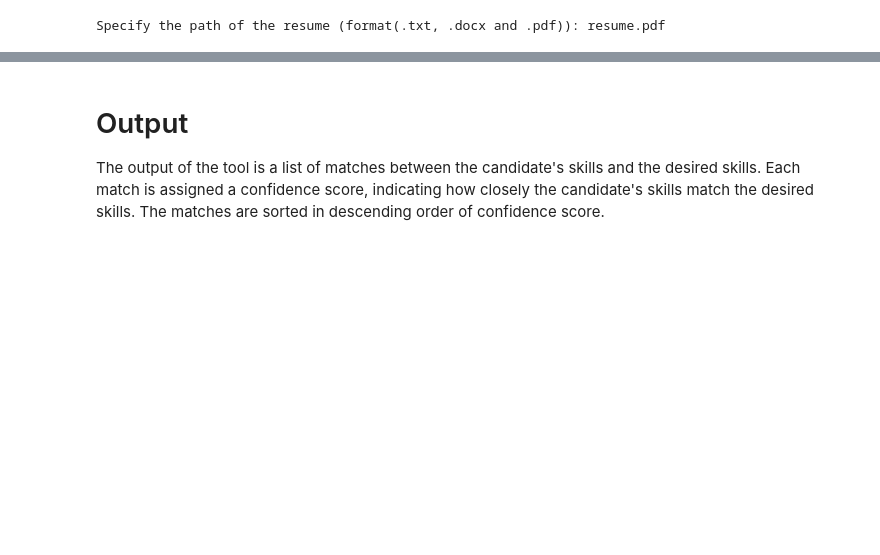
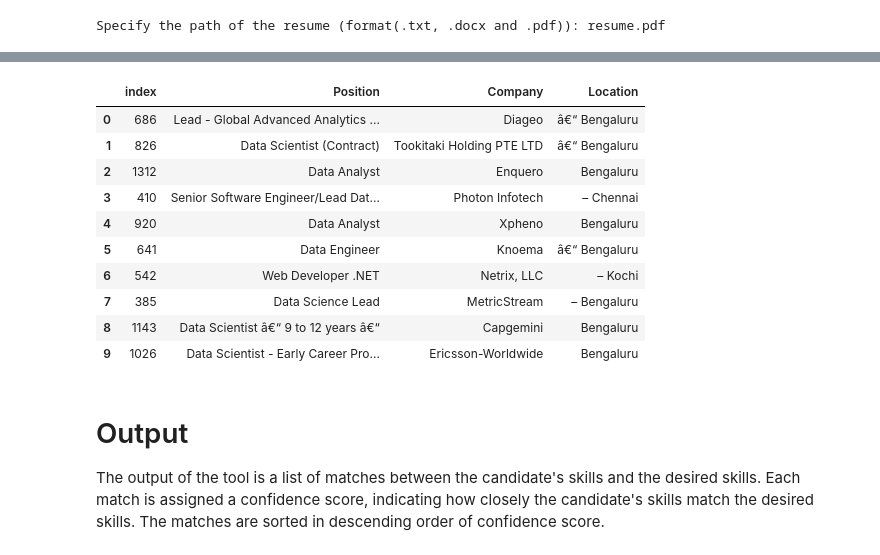
Before and after one commit to anurag-singh2001/AI-Resume-Analyzer, a Jupyter notebook: AI Resume Analyzer.ipynb, the cells around one changed output, grey strips where cells are left out. Cells and saved outputs as stored; diff of their text form; code cells hidden in the pictures; blank space fills up the shorter version.

```diff
--- a/AI Resume Analyzer.ipynb
+++ b/AI Resume Analyzer.ipynb
@@ -355,0 +367,40 @@ df1[['Position', 'Company','Location']].head(10).reset_index()
+# %%
+# Compute cosine similarity matrix for the tfidf matrix
+cosine_similarities = cosine_similarity(tfidf, tfidf)
+
+# Instantiate the KNeighborsClassifier with the desired number of neighbors
+knn = KNeighborsClassifier(n_neighbors=1, metric='precomputed')
+
+# Fit the KNN model to the cosine similarity matrix
+knn.fit(cosine_similarities, [0]*cosine_similarities.shape[0])
+
+# Define the input data for the nearest neighbors search
+# Here, the input data is the preprocessed and filtered text in the 'test' column of the dataframe 'df'
+test = df['test'].values.astype('U')
+# %%
+def getNearestN(query):
+    # Transform the query text into a TF-IDF vector using the same vectorizer used for the skills
+    queryTFIDF_ = vectorizer.transform(query)
+    # Compute cosine similarity between the query TF-IDF vector and all other TF-IDF vectors
+    query_cosine_similarities = cosine_similarity(queryTFIDF_, tfidf)
+    # Use the fitted nearest neighbors model to find the nearest neighbor(s) of the query
+    distances, indices = knn.kneighbors(query_cosine_similarities)
+    # Return the distances and indices of the nearest neighbor(s)
+    return distances, indices
+# %%
+distances, indices = getNearestN(test)
+test = list(test)
+# Loop over the indices of the nearest neighbor(s) for each job description
+for i,j in enumerate(indices):
+    # Get the distance between the job description and its nearest neighbor(s)
+    dist = round(distances[i][0], 2)
+
+    # Create a temporary list to store the match confidence score for the current job description
+    temp = [dist]
+
+    # Append the match confidence score to the 'matches' list
+    matches.append(temp)
+# %%
+# Convert the 'matches' list to a pandas DataFrame with a column named 'Match confidence'
+matches = pd.DataFrame(matches, columns=['Match confidence'])
+matches
@@ -356,3 +421,19 @@ df1[['Position', 'Company','Location']].head(10).reset_index()
+# %%
+df['match']=matches['Match confidence']
+df1=df.sort_values('match')
+df1[['Position', 'Company','Location']].head(10).reset_index()
+# %% [output]
+|  | index | Position | Company | Location |
+| 0 | 686 | Lead - Global Advanced Analytics ... | Diageo | â€“ Bengaluru |
+| 1 | 826 | Data Scientist (Contract) | Tookitaki Holding PTE LTD | â€“ Bengaluru |
+| 2 | 1312 | Data Analyst | Enquero | Bengaluru |
+| 3 | 410 | Senior Software Engineer/Lead Dat... | Photon Infotech | – Chennai |
+| 4 | 920 | Data Analyst | Xpheno | Bengaluru |
+| 5 | 641 | Data Engineer | Knoema | â€“ Bengaluru |
+| 6 | 542 | Web Developer .NET | Netrix, LLC | – Kochi |
+| 7 | 385 | Data Science Lead | MetricStream | – Bengaluru |
+| 8 | 1143 | Data Scientist â€“ 9 to 12 years â€“ | Capgemini | Bengaluru |
+| 9 | 1026 | Data Scientist - Early Career Pro... | Ericsson-Worldwide | Bengaluru |
 # %% [markdown]
 # Output
 
```
Also changed, not shown: parts of 14 cells of this notebook, 7 other files.
